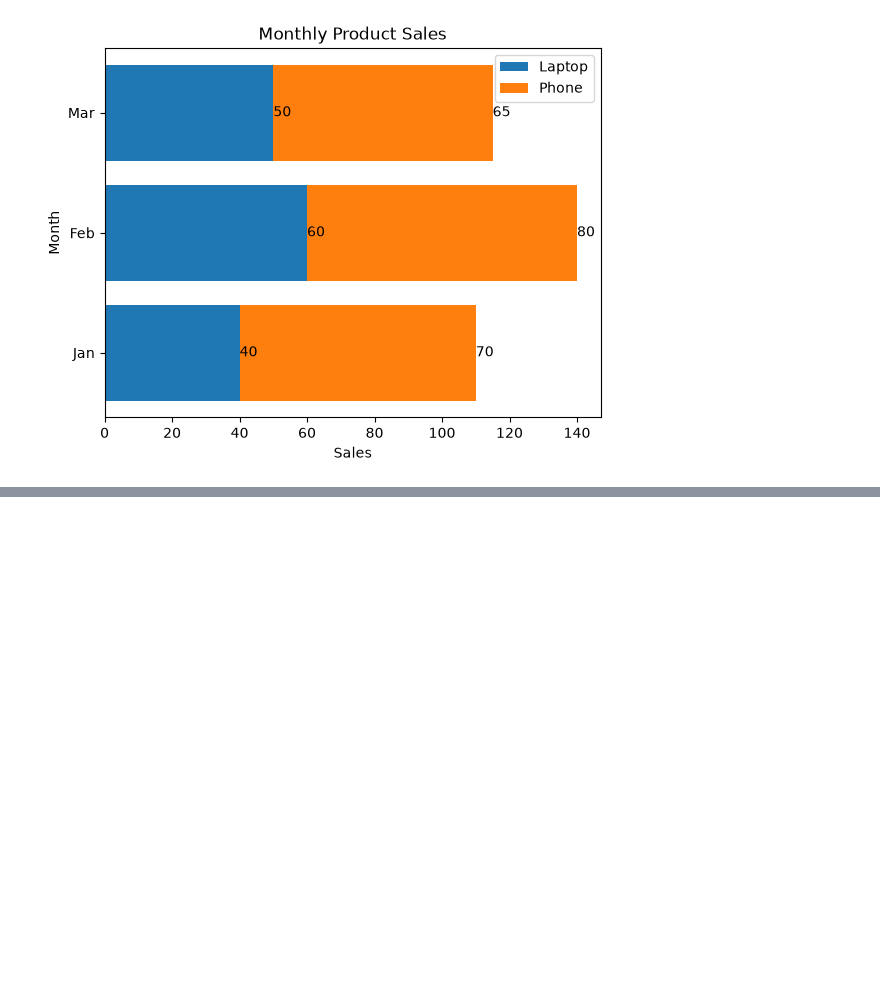
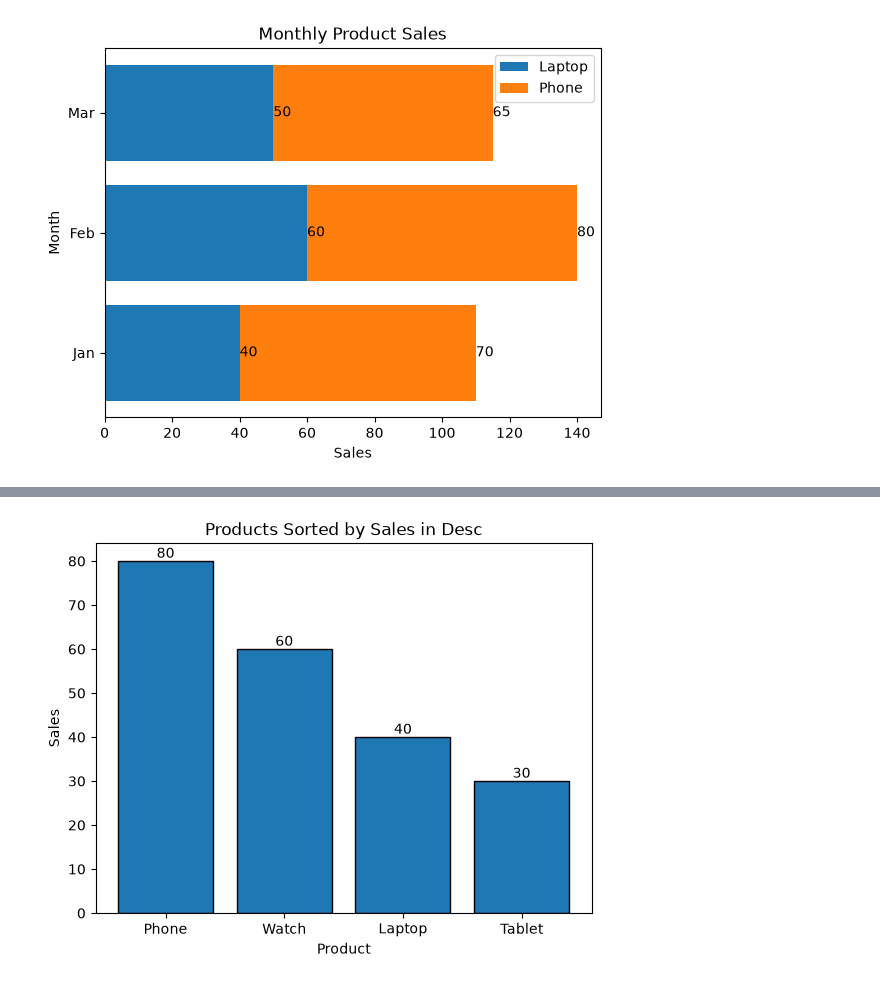
Before and after one commit to infinityrohit07/learning-matplotlib, a Jupyter notebook: 04_barcharts.ipynb, the cells around one changed output, grey strips where cells are left out. Saved outputs shown, nothing was run; the diff lists cells and outputs as text; code cells hidden in the pictures; blank space fills up the shorter version.

```diff
--- a/04_barcharts.ipynb
+++ b/04_barcharts.ipynb
@@ -799,0 +939,31 @@ plt.show()
+# %%
+import matplotlib.pyplot as plt
+
+products = ["Laptop", "Phone", "Tablet", "Watch"]
+sales = [40, 80, 30, 60]
+
+# Sort from largest to smallest
+sorted_data = sorted(
+    zip(sales, products),
+    reverse=True
+)
+
+# Separate values and categories
+sorted_sales, sorted_products = zip(*sorted_data)
+
+# Create the bar chart
+bars = plt.bar(
+    sorted_products,
+    sorted_sales,
+    edgecolor="black"
+)
+
+plt.bar_label(bars)
+
+plt.title("Products Sorted by Sales in Desc")
+plt.xlabel("Product")
+plt.ylabel("Sales")
+
+plt.show()
+# %% [output]
+[figure, added]
```
Also changed, not shown: parts of 19 cells of this notebook.
